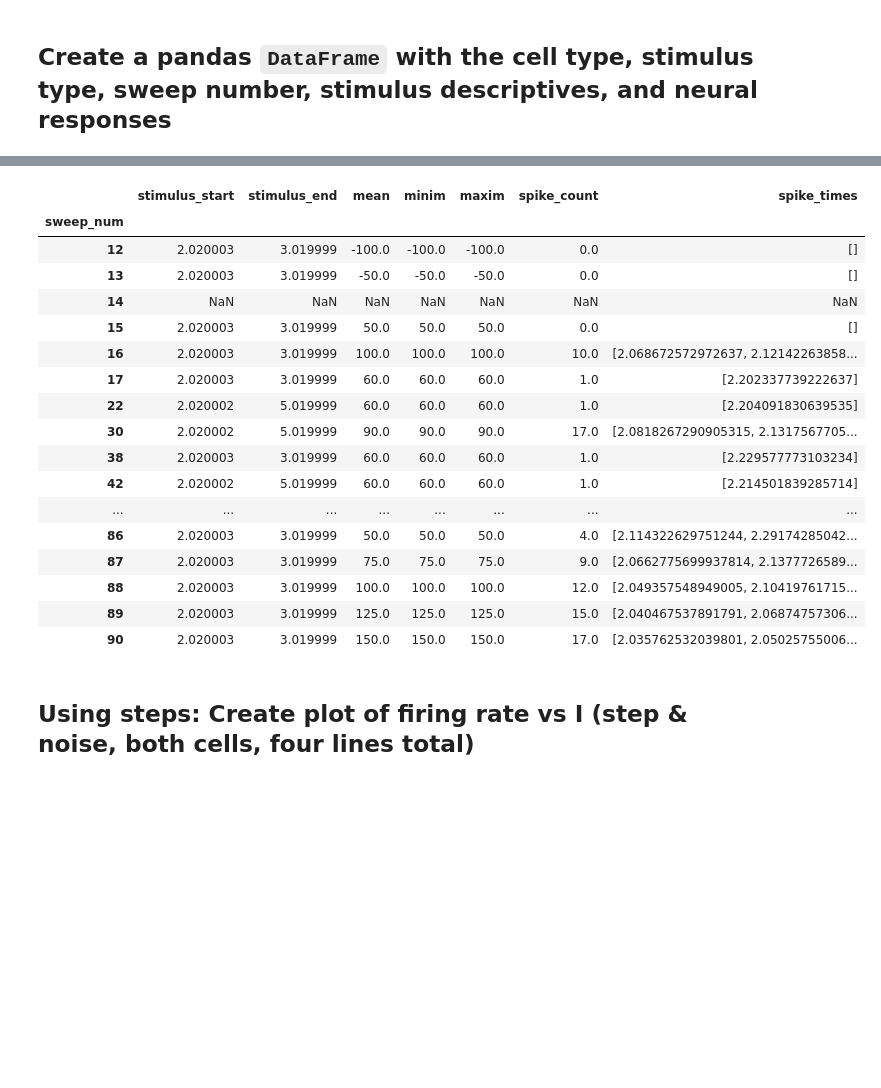
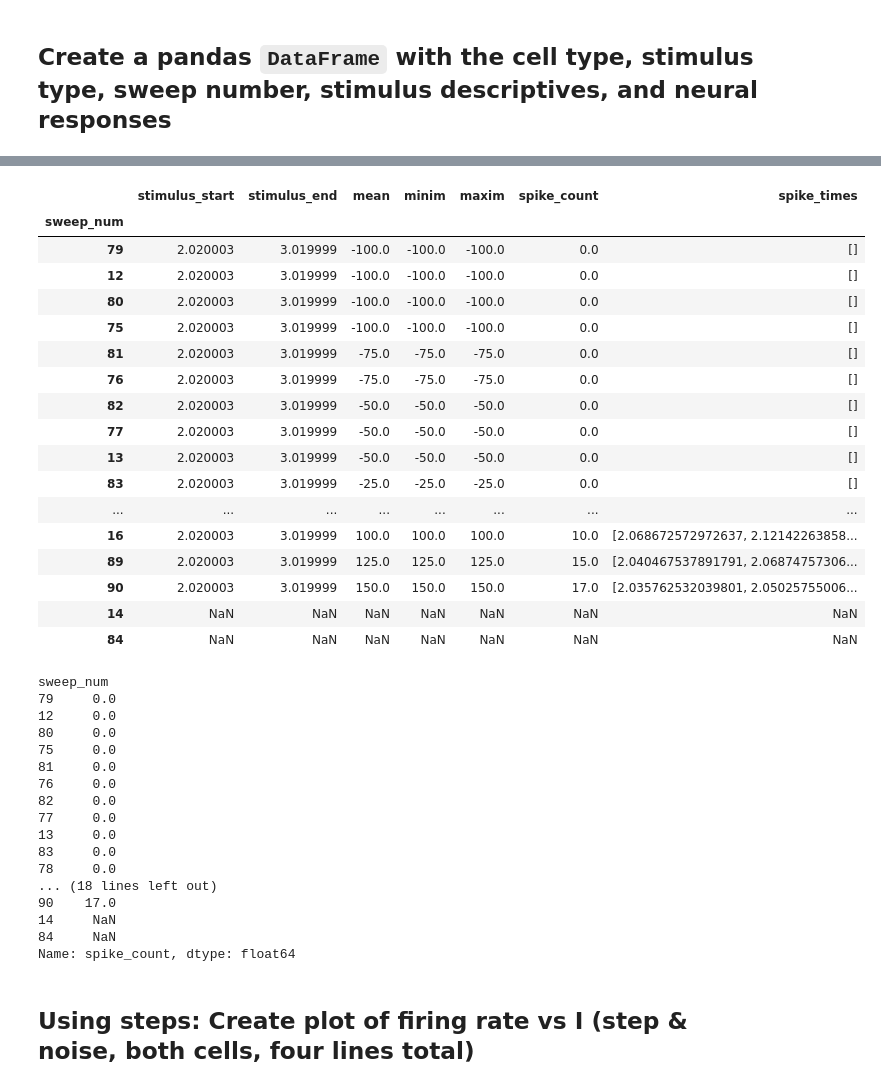
Before and after one commit to badralbanna/quantitative-neuroscience, a Jupyter notebook: (BFA) WS 1.ipynb, the cells around one changed output, grey strips where cells are left out. Cells and saved outputs as stored; diff of their text form; code cells hidden in the pictures; blank space fills up the shorter version.

```diff
--- a/(BFA) WS 1.ipynb
+++ b/(BFA) WS 1.ipynb
@@ -380,29 +416,50 @@ df_grp
+# %%
+# How do you pick out the data from pyramidal cell on steps?
+df_grp.loc["pyr"].loc["step"]
+
+# or
+
+df_grp.loc["pyr", "step"]
+# %% [output]
+|  | stimulus_start | stimulus_end | mean | minim | maxim | spike_count | spike_times |
+| sweep_num |  |  |  |  |  |  |  |
+| 79 | 2.020003 | 3.019999 | -100.0 | -100.0 | -100.0 | 0.0 | [] |
+| 12 | 2.020003 | 3.019999 | -100.0 | -100.0 | -100.0 | 0.0 | [] |
+| 80 | 2.020003 | 3.019999 | -100.0 | -100.0 | -100.0 | 0.0 | [] |
+| 75 | 2.020003 | 3.019999 | -100.0 | -100.0 | -100.0 | 0.0 | [] |
+| 81 | 2.020003 | 3.019999 | -75.0 | -75.0 | -75.0 | 0.0 | [] |
+| 76 | 2.020003 | 3.019999 | -75.0 | -75.0 | -75.0 | 0.0 | [] |
+| 82 | 2.020003 | 3.019999 | -50.0 | -50.0 | -50.0 | 0.0 | [] |
+| 77 | 2.020003 | 3.019999 | -50.0 | -50.0 | -50.0 | 0.0 | [] |
+| 13 | 2.020003 | 3.019999 | -50.0 | -50.0 | -50.0 | 0.0 | [] |
+| 83 | 2.020003 | 3.019999 | -25.0 | -25.0 | -25.0 | 0.0 | [] |
+| ... | ... | ... | ... | ... | ... | ... | ... |
+| 16 | 2.020003 | 3.019999 | 100.0 | 100.0 | 100.0 | 10.0 | [2.068672572972637, 2.12142263858... |
+| 89 | 2.020003 | 3.019999 | 125.0 | 125.0 | 125.0 | 15.0 | [2.040467537891791, 2.06874757306... |
+| 90 | 2.020003 | 3.019999 | 150.0 | 150.0 | 150.0 | 17.0 | [2.035762532039801, 2.05025755006... |
+| 14 | NaN | NaN | NaN | NaN | NaN | NaN | NaN |
+| 84 | NaN | NaN | NaN | NaN | NaN | NaN | NaN |
 # %%
-# How would you pick out only spike counts?
-df_grp[???]
-# How do you pick out the data from pyramidal cell on steps?
-df_grp.loc[???]
 # How would pick out the only the spike counts from pyramidal cell on steps?
-???
+df_grp.loc["pyr", "step"]["spike_count"]
 # %% [output]
-|  | stimulus_start | stimulus_end | mean | minim | maxim | spike_count | spike_times |
-| sweep_num |  |  |  |  |  |  |  |
-| 12 | 2.020003 | 3.019999 | -100.0 | -100.0 | -100.0 | 0.0 | [] |
-| 13 | 2.020003 | 3.019999 | -50.0 | -50.0 | -50.0 | 0.0 | [] |
-| 14 | NaN | NaN | NaN | NaN | NaN | NaN | NaN |
-| 15 | 2.020003 | 3.019999 | 50.0 | 50.0 | 50.0 | 0.0 | [] |
-| 16 | 2.020003 | 3.019999 | 100.0 | 100.0 | 100.0 | 10.0 | [2.068672572972637, 2.12142263858... |
-| 17 | 2.020003 | 3.019999 | 60.0 | 60.0 | 60.0 | 1.0 | [2.202337739222637] |
-| 22 | 2.020002 | 5.019999 | 60.0 | 60.0 | 60.0 | 1.0 | [2.204091830639535] |
-| 30 | 2.020002 | 5.019999 | 90.0 | 90.0 | 90.0 | 17.0 | [2.0818267290905315, 2.1317567705... |
-| 38 | 2.020003 | 3.019999 | 60.0 | 60.0 | 60.0 | 1.0 | [2.229577773103234] |
-| 42 | 2.020002 | 5.019999 | 60.0 | 60.0 | 60.0 | 1.0 | [2.214501839285714] |
-| ... | ... | ... | ... | ... | ... | ... | ... |
-| 86 | 2.020003 | 3.019999 | 50.0 | 50.0 | 50.0 | 4.0 | [2.114322629751244, 2.29174285042... |
-| 87 | 2.020003 | 3.019999 | 75.0 | 75.0 | 75.0 | 9.0 | [2.0662775699937814, 2.1377726589... |
-| 88 | 2.020003 | 3.019999 | 100.0 | 100.0 | 100.0 | 12.0 | [2.049357548949005, 2.10419761715... |
-| 89 | 2.020003 | 3.019999 | 125.0 | 125.0 | 125.0 | 15.0 | [2.040467537891791, 2.06874757306... |
-| 90 | 2.020003 | 3.019999 | 150.0 | 150.0 | 150.0 | 17.0 | [2.035762532039801, 2.05025755006... |
+sweep_num
+79     0.0
+12     0.0
+80     0.0
+75     0.0
+81     0.0
+76     0.0
+82     0.0
+77     0.0
+13     0.0
+83     0.0
+78     0.0
+... (18 lines left out)
+90    17.0
+14     NaN
+84     NaN
+Name: spike_count, dtype: float64
 # %% [markdown]
 ## Using steps: Create plot of firing rate vs I (step & noise, both cells, four lines total)
 # %%
```
Also changed, not shown: parts of 7 cells of this notebook, 1 other file.
